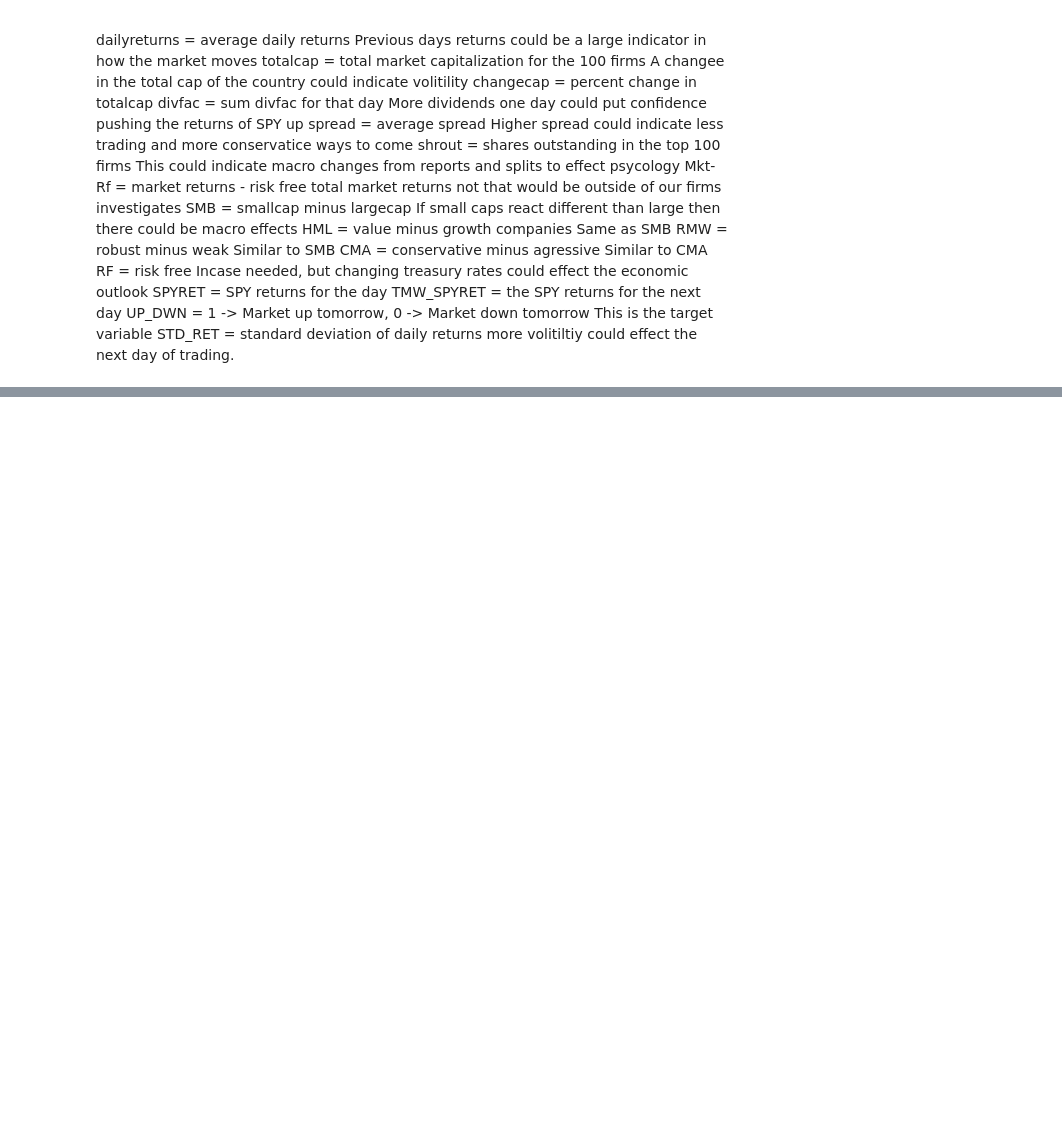
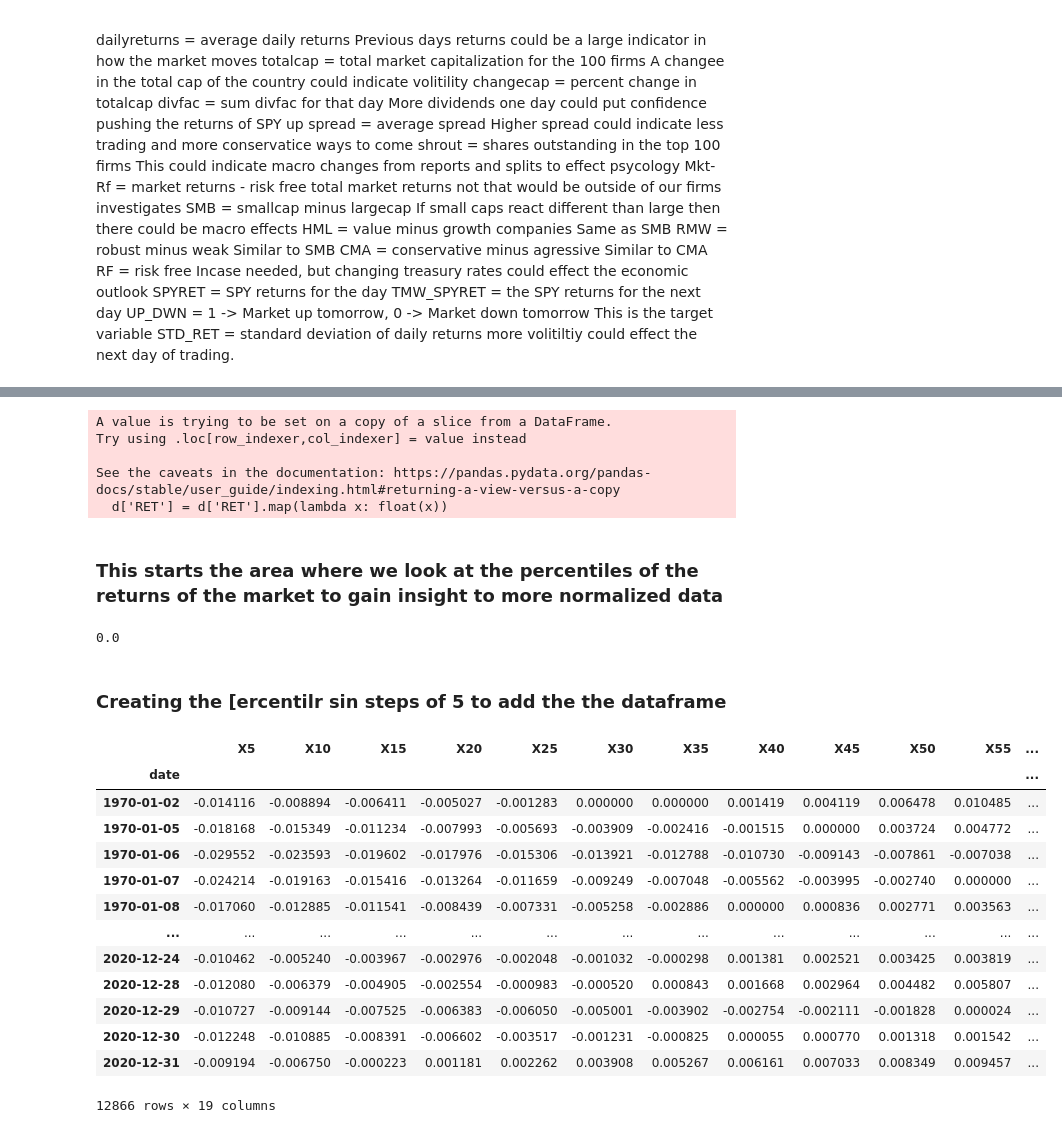
Before and after one commit to gsooter/AML-Final-Project, a Jupyter notebook: preprocessing.ipynb, the cells around one changed output, grey strips where cells are left out. Cells and saved outputs as stored; diff of their text form; code cells hidden in the pictures; blank space fills up the shorter version.

```diff
--- a/preprocessing.ipynb
+++ b/preprocessing.ipynb
@@ -136,0 +203,2 @@ n.to_csv('daily_aggragate_data.csv', index=False)
+# %%
+d = pd.read_csv('filtered_returns.csv')
@@ -136,0 +207,43 @@ n.to_csv('daily_aggragate_data.csv', index=False)
+# %%
+## We needed to coerce the returns data to be numeric so we can work with it.
+
+## Returns data from WRDS/ CRSP is not always 100% clean
+
+d = d[pd.to_numeric(d['RET'], errors = 'coerce').notna()]
+d['RET'] = d['RET'].map(lambda x: float(x))
+# %% [output]
+A value is trying to be set on a copy of a slice from a DataFrame.
+Try using .loc[row_indexer,col_indexer] = value instead
+
+See the caveats in the documentation: https://pandas.pydata.org/pandas-docs/stable/user_guide/indexing.html#returning-a-view-versus-a-copy
+  d['RET'] = d['RET'].map(lambda x: float(x))
+# %% [markdown]
+### This starts the area where we look at the percentiles of the returns of the market to gain insight to more normalized data
+# %%
+p = np.percentile(d['RET'], 50) # return 50th percentile, e.g median.
+print(p)
+# %% [output]
+0.0
+# %% [markdown]
+### Creating the [ercentilr sin  steps of 5 to add the the dataframe
+# %%
+df = pd.DataFrame()
+for i in range(5,100,5):
+    df['X' + str(i)] = d.groupby('date')['RET'].quantile(i/100)
+# %%
+df
+# %% [output]
+|  | X5 | X10 | X15 | X20 | X25 | X30 | X35 | X40 | X45 | X50 | X55 | ... |
+| date |  |  |  |  |  |  |  |  |  |  |  | ... |
+| 1970-01-02 | -0.014116 | -0.008894 | -0.006411 | -0.005027 | -0.001283 | 0.000000 | 0.000000 | 0.001419 | 0.004119 | 0.006478 | 0.010485 | ... |
+| 1970-01-05 | -0.018168 | -0.015349 | -0.011234 | -0.007993 | -0.005693 | -0.003909 | -0.002416 | -0.001515 | 0.000000 | 0.003724 | 0.004772 | ... |
+| 1970-01-06 | -0.029552 | -0.023593 | -0.019602 | -0.017976 | -0.015306 | -0.013921 | -0.012788 | -0.010730 | -0.009143 | -0.007861 | -0.007038 | ... |
+| 1970-01-07 | -0.024214 | -0.019163 | -0.015416 | -0.013264 | -0.011659 | -0.009249 | -0.007048 | -0.005562 | -0.003995 | -0.002740 | 0.000000 | ... |
+| 1970-01-08 | -0.017060 | -0.012885 | -0.011541 | -0.008439 | -0.007331 | -0.005258 | -0.002886 | 0.000000 | 0.000836 | 0.002771 | 0.003563 | ... |
+| ... | ... | ... | ... | ... | ... | ... | ... | ... | ... | ... | ... | ... |
+| 2020-12-24 | -0.010462 | -0.005240 | -0.003967 | -0.002976 | -0.002048 | -0.001032 | -0.000298 | 0.001381 | 0.002521 | 0.003425 | 0.003819 | ... |
+| 2020-12-28 | -0.012080 | -0.006379 | -0.004905 | -0.002554 | -0.000983 | -0.000520 | 0.000843 | 0.001668 | 0.002964 | 0.004482 | 0.005807 | ... |
+| 2020-12-29 | -0.010727 | -0.009144 | -0.007525 | -0.006383 | -0.006050 | -0.005001 | -0.003902 | -0.002754 | -0.002111 | -0.001828 | 0.000024 | ... |
+| 2020-12-30 | -0.012248 | -0.010885 | -0.008391 | -0.006602 | -0.003517 | -0.001231 | -0.000825 | 0.000055 | 0.000770 | 0.001318 | 0.001542 | ... |
+| 2020-12-31 | -0.009194 | -0.006750 | -0.000223 | 0.001181 | 0.002262 | 0.003908 | 0.005267 | 0.006161 | 0.007033 | 0.008349 | 0.009457 | ... |
+12866 rows × 19 columns
```
Also changed, not shown: parts of 30 cells of this notebook.
